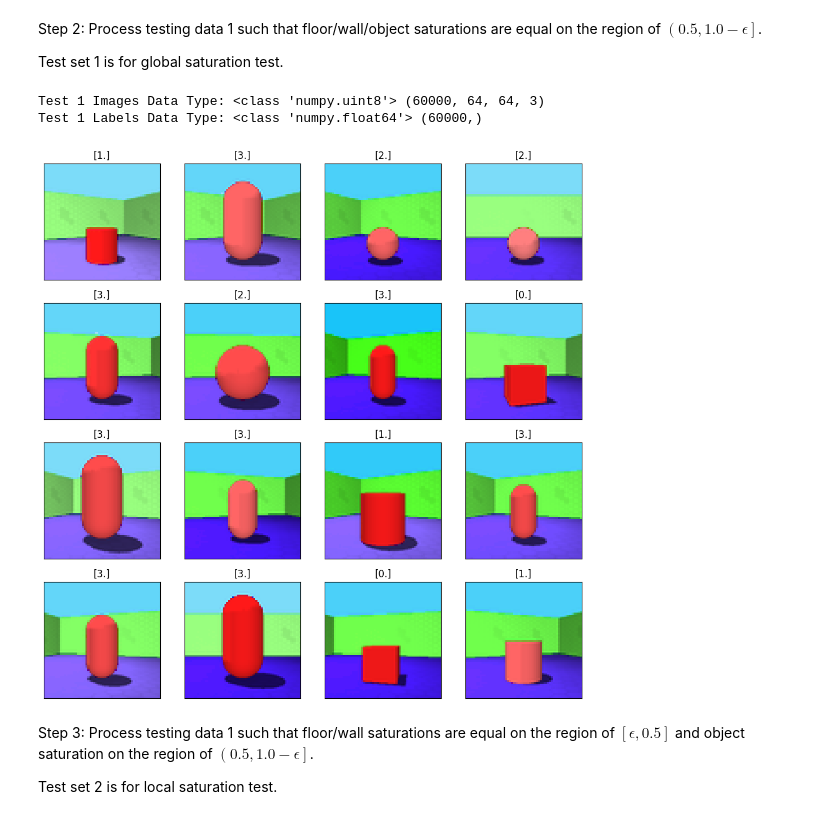
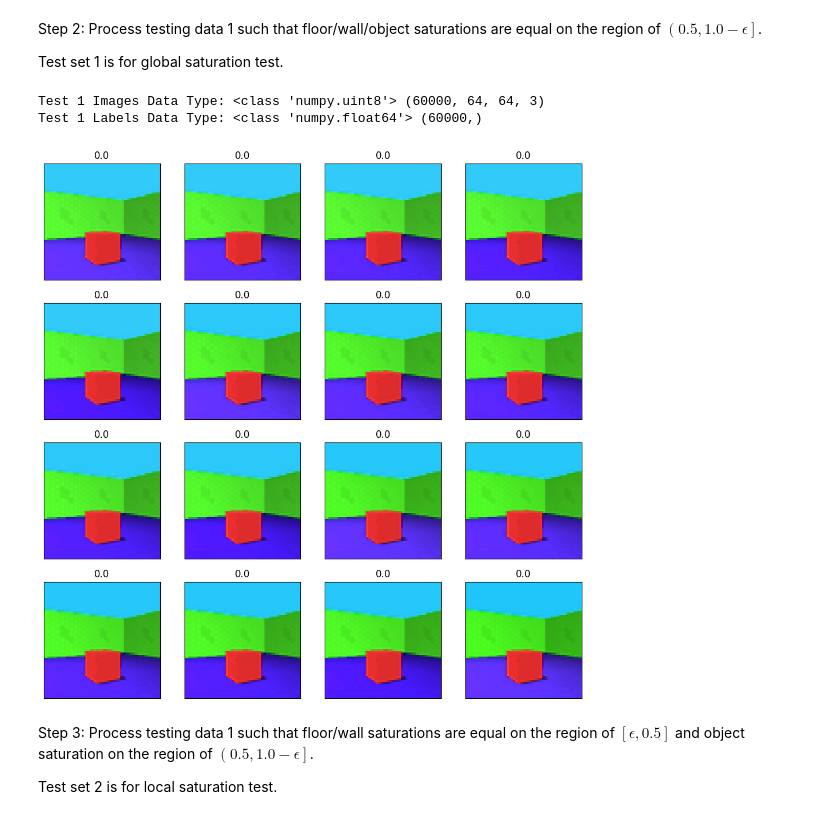
Before and after one commit to yy0555/SaturationShifted3dshapes, a Jupyter notebook: 3dshapes_saturation_HSV.ipynb, the cells around one changed output. Saved outputs shown, nothing was run; the diff lists cells and outputs as text; code cells hidden in the pictures.

Commit message:
Double Checking HSV Saturation Shifts

```diff
--- a/3dshapes_saturation_HSV.ipynb
+++ b/3dshapes_saturation_HSV.ipynb
@@ -70,16 +70,16 @@ for i in tqdm(range(num_bases)):
                 mask_object_1 = cv2.inRange(target_image, np.array([0/2, 0, 0]), np.array([40/2, 255, 255]))
                 mask_object_2 = cv2.inRange(target_image, np.array([310/2, 0, 0]), np.array([360/2, 255, 255]))
                 # Change value of saturation channel for red object
-                s[mask_object_1==255] = np.uint8((0.1 + 0.8/(2*(num_shift-1))*j_object)*255)
-                s[mask_object_2==255] = np.uint8((0.1 + 0.8/(2*(num_shift-1))*j_object)*255)
+                s[mask_object_1==255] = np.uint8((0.1 + 0.2/(2*(num_shift-1))*j_object)*255)
+                s[mask_object_2==255] = np.uint8((0.1 + 0.2/(2*(num_shift-1))*j_object)*255)
                 # Create green mask on wall
                 mask_wall = cv2.inRange(target_image, np.array([70/2, 0, 0]), np.array([200/2, 255, 255]))
                 # Change value of saturation channel for red object
-                s[mask_wall==255] = np.uint8((0.1 + 0.8/(2*(num_shift-1))*j_wall)*255)
+                s[mask_wall==255] = np.uint8((0.1 + 0.2/(2*(num_shift-1))*j_wall)*255)
                 # Create blue mask on floor
                 mask_floor = cv2.inRange(target_image, np.array([220/2, 0, 0]), np.array([280/2, 255, 255]))
                 # Change value of saturation channel for red object
-                s[mask_floor==255] = np.uint8((0.1 + 0.8/(2*(num_shift-1))*j_floor)*255)
+                s[mask_floor==255] = np.uint8((0.1 + 0.2/(2*(num_shift-1))*j_floor)*255)
 
                 # Merge HSV back into target image
                 target_image = cv2.merge([h, s, v])
@@ -97,7 +97,7 @@ for i in tqdm(range(num_bases)):
 print("Train Images Data Type:", type(images_train[0][0][0][0]), images_train.shape)
 print("Train Labels Data Type:", type(labels_train[0]), labels_train.shape)
 # Visualise saturation shifted images
-show_images_grid(images_train, labels_train, num_samples=num_bases*num_shift*num_shift*num_shift, num_images=16, random=True)
+show_images_grid(images_train, labels_train, num_samples=num_bases*num_shift*num_shift*num_shift, num_images=16, random=False)
 # Save training data
 np.savez("3dshapes_satshifted_HSV_train.npz", images=images_train, labels=labels_train)
 # %% [output]
@@ -138,40 +138,40 @@ for i in tqdm(range(num_bases)):
                 mask_object_1 = cv2.inRange(target_image, np.array([0/2, 0, 0]), np.array([40/2, 255, 255]))
                 mask_object_2 = cv2.inRange(target_image, np.array([310/2, 0, 0]), np.array([360/2, 255, 255]))
                 # Change value of saturation channel for red object
-                s[mask_object_1==255] = np.uint8((0.5 + 0.8/(2*(num_shift-1))*j_object)*255)
-                s[mask_object_2==255] = np.uint8((0.5 + 0.8/(2*(num_shift-1))*j_object)*255)
+                s[mask_object_1==255] = np.uint8((0.8 + 0.2/(2*(num_shift-1))*j_object)*255)
+                s[mask_object_2==255] = np.uint8((0.8 + 0.2/(2*(num_shift-1))*j_object)*255)
                 # Create green mask on wall
                 mask_wall = cv2.inRange(target_image, np.array([70/2, 0, 0]), np.array([200/2, 255, 255]))
                 # Change value of saturation channel for red object
-                s[mask_wall==255] = np.uint8((0.5 + 0.8/(2*(num_shift-1))*j_wall)*255)
+                s[mask_wall==255] = np.uint8((0.8 + 0.2/(2*(num_shift-1))*j_wall)*255)
                 # Create blue mask on floor
                 mask_floor = cv2.inRange(target_image, np.array([220/2, 0, 0]), np.array([280/2, 255, 255]))
                 # Change value of saturation channel for red object
-                s[mask_floor==255] = np.uint8((0.5 + 0.8/(2*(num_shift-1))*j_floor)*255)
+                s[mask_floor==255] = np.uint8((0.8 + 0.2/(2*(num_shift-1))*j_floor)*255)
 
                 # Merge HSV back into target image
                 target_image = cv2.merge([h, s, v])
                 # Convert image from HLS color space to RGB color space
                 target_image = cv2.cvtColor(target_image, cv2.COLOR_HSV2BGR)
                 # Convert image from HLS color space to RGB color space
                 target_image = cv2.cvtColor(target_image, cv2.COLOR_BGR2RGB)
                 # Save saturation shifted image
                 images_test_1[idx, :, :, :] = target_image
                 # Save saturation shifted label
                 labels_test_1[idx] = target_label
                 # Update index
                 idx += 1
 # Sanity check datatype
 print("Test 1 Images Data Type:", type(images_test_1[0][0][0][0]), images_test_1.shape)
 print("Test 1 Labels Data Type:", type(labels_test_1[0]), labels_test_1.shape)
 # Visualise saturation shifted images
-show_images_grid(images_test_1, labels_test_1, num_samples=num_bases*num_shift*num_shift*num_shift, num_images=16, random=True)
+show_images_grid(images_test_1, labels_test_1, num_samples=num_bases*num_shift*num_shift*num_shift, num_images=16, random=False)
 # Save training data
 np.savez("3dshapes_satshifted_HSV_test_1.npz", images=images_test_1, labels=labels_test_1)
 # %% [output]
 Test 1 Images Data Type: <class 'numpy.uint8'> (60000, 64, 64, 3)
 Test 1 Labels Data Type: <class 'numpy.float64'> (60000,)
-[figure, old version]
+[figure, new version]
 # %% [markdown]
 Step 3: Process testing data 1 such that floor/wall saturations are equal on the region of $\left[\epsilon, 0.5\right]$ and object saturation on the region of $\left(0.5, 1.0-\epsilon\right]$.
 
```
Also changed, not shown: parts of 9 cells of this notebook, 4 other files.
